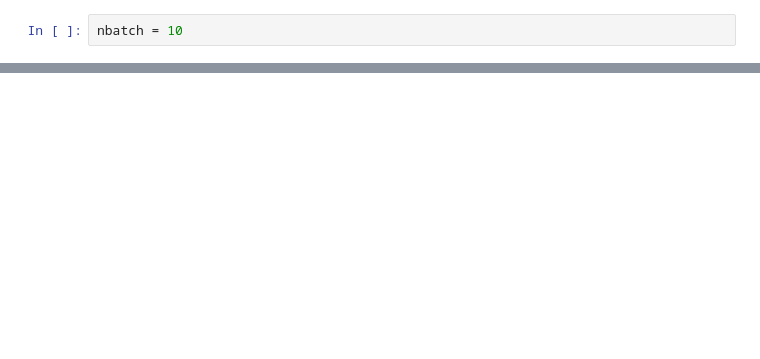
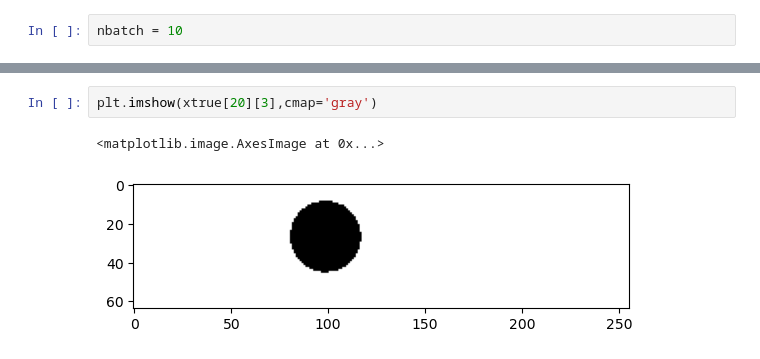
Before and after one commit to andromeda2075/predicting-flow-patterns, a Jupyter notebook: New3.ipynb, the cells around one changed output, grey strips where cells are left out. Cells and saved outputs as stored; diff of their text form; blank space fills up the shorter version.

```diff
--- a/New3.ipynb
+++ b/New3.ipynb
@@ -106,0 +130,5 @@ valid_ds =create_dataset(gval,pval,vval,vxval,vyval)
+# %%
+plt.imshow(xtrue[20][3],cmap='gray')
+# %% [output]
+<matplotlib.image.AxesImage at 0x...>
+[figure, added]
```
Also changed, not shown: parts of 24 cells of this notebook.
